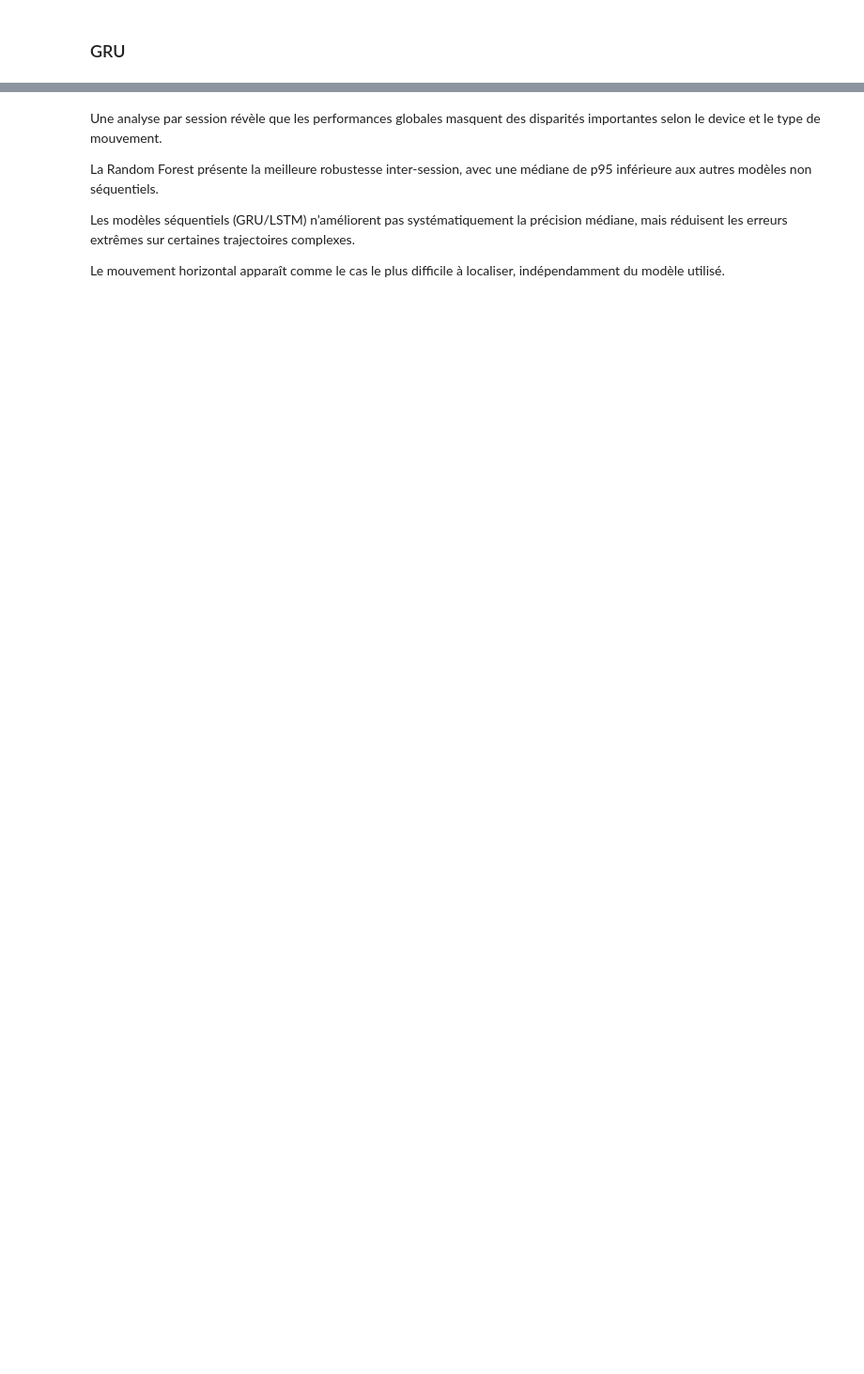
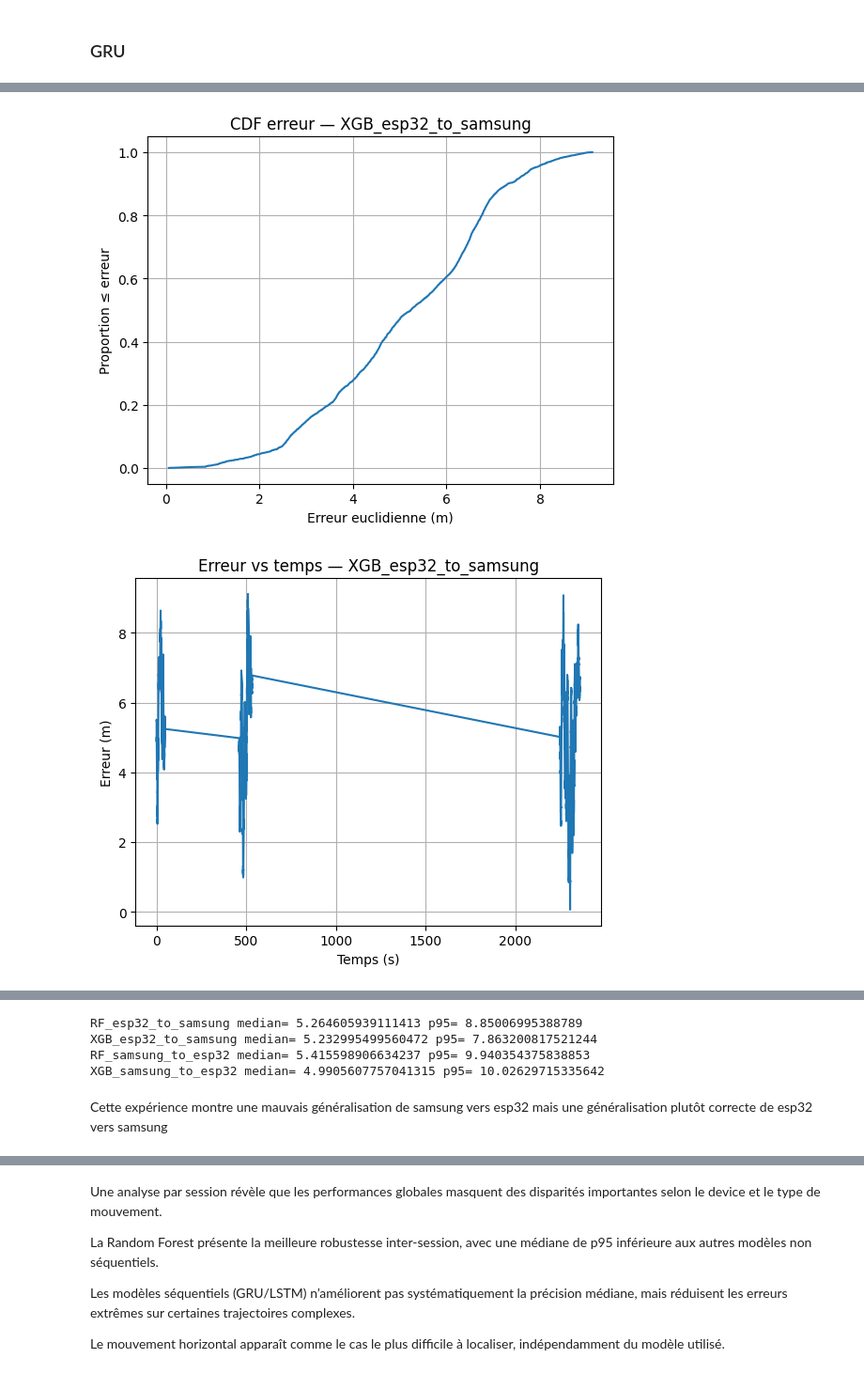
Before and after one commit to FlavienJalabert/indoor-localisation, a Jupyter notebook: Report_Indoor_Localisation.ipynb, the cells around one changed output, grey strips where cells are left out. Shown at 94% size. Saved outputs shown, nothing was run; the diff lists cells and outputs as text; code cells hidden in the pictures; blank space fills up the shorter version.

```diff
--- a/Report_Indoor_Localisation.ipynb
+++ b/Report_Indoor_Localisation.ipynb
@@ -1713,0 +2082,30 @@ Erreur médiane (m) : 2.3283048
+# %%
+# Prepare per-device splits from df_trimmed
+devices = df_trimmed['device'].unique()
+if len(devices) >= 2:
+    devices = df_trimmed['device'].unique()
+    devA, devB = devices[0], devices[1]
+    dfA = df_trimmed[df_trimmed['device']==devA].reset_index(drop=True)
+    dfB = df_trimmed[df_trimmed['device']==devB].reset_index(drop=True)
+
+    res_rf_ab  = build_and_eval_tabular_cross_device(dfA, dfB, model_name='RF',  return_preds=True)
+    res_rf_ba  = build_and_eval_tabular_cross_device(dfB, dfA, model_name='RF',  return_preds=True)
+    res_xgb_ab = build_and_eval_tabular_cross_device(dfA, dfB, model_name='XGB', return_preds=True)
+    res_xgb_ba = build_and_eval_tabular_cross_device(dfB, dfA, model_name='XGB', return_preds=True)
+
+    # Visualiser un cas
+    plot_cross_device_result(res_xgb_ab)
+
+    # Comparer tout sur une CDF unique
+    plot_cross_device_comparison([res_rf_ab, res_xgb_ab, res_rf_ba, res_xgb_ba])
+
+    # Afficher un mini résumé chiffré
+    for r in [res_rf_ab, res_xgb_ab, res_rf_ba, res_xgb_ba]:
+        m = r["metrics"]
+        print(r["name"], "median=", m["median_err_m"], "p95=", m["p95_err_m"])
+
+else:
+    print('Not enough devices for cross-device test; need at least 2 devices present in df_trimmed')
+# %% [output]
+[figure, added]
+[figure, added]
@@ -1713,0 +2114,6 @@ Erreur médiane (m) : 2.3283048
+RF_esp32_to_samsung median= 5.264605939111413 p95= 8.85006995388789
+XGB_esp32_to_samsung median= 5.232995499560472 p95= 7.863200817521244
+RF_samsung_to_esp32 median= 5.415598906634237 p95= 9.940354375838853
+XGB_samsung_to_esp32 median= 4.9905607757041315 p95= 10.02629715335642
+# %% [markdown]
+Cette expérience montre une mauvais généralisation de samsung vers esp32 mais une généralisation plutôt correcte de esp32 vers samsung
```
Also changed, not shown: parts of 60 cells of this notebook, 4 other files.
